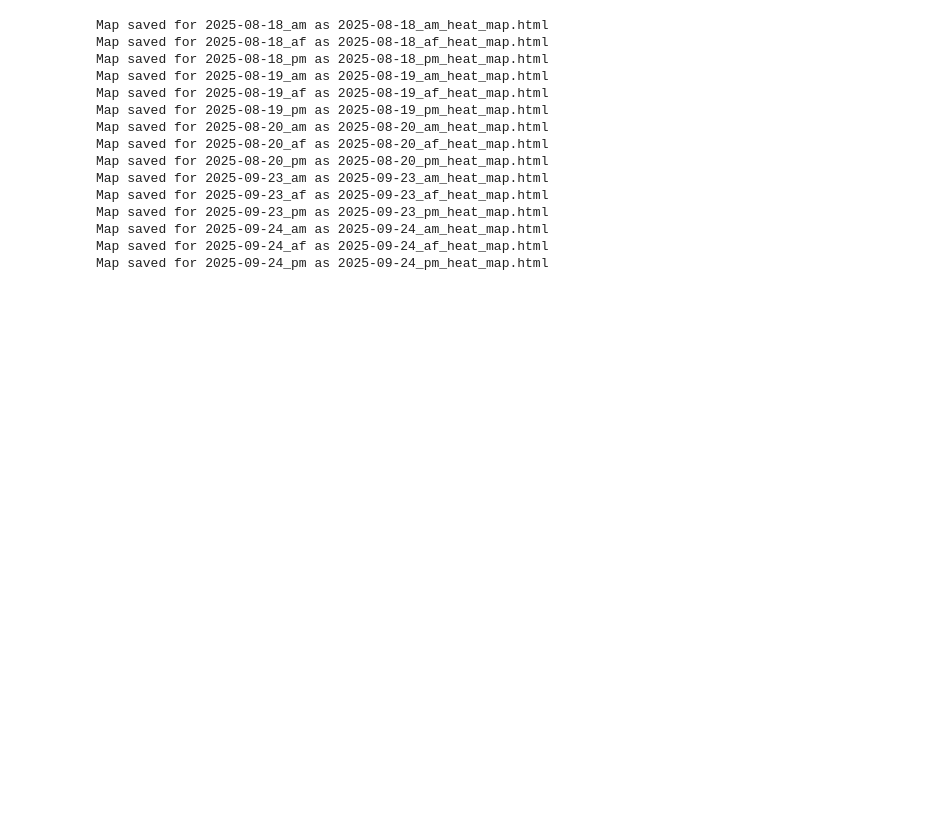
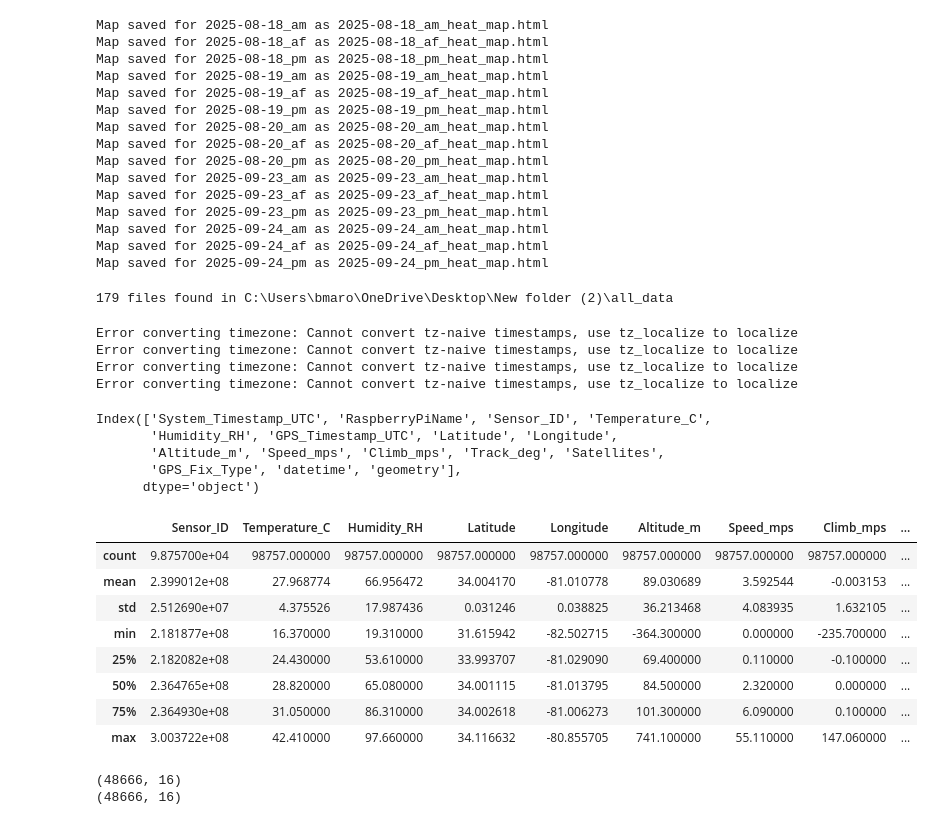
Before and after one commit to marositesUSC/heat_project, a Jupyter notebook: analysis/campaign_analysis.ipynb, the cells around one changed output. Cells and saved outputs as stored; diff of their text form; code cells hidden in the pictures; blank space fills up the shorter version.

```diff
--- a/analysis/campaign_analysis.ipynb
+++ b/analysis/campaign_analysis.ipynb
@@ -417,3 +435,65 @@ Map saved for 2025-09-23_pm as 2025-09-23_pm_heat_map.html
 Map saved for 2025-09-24_am as 2025-09-24_am_heat_map.html
 Map saved for 2025-09-24_af as 2025-09-24_af_heat_map.html
 Map saved for 2025-09-24_pm as 2025-09-24_pm_heat_map.html
+# %%
+data_dir = r'C:\Users\bmaro\OneDrive\Desktop\New folder (2)\all_data'
+print(f'{len(os.listdir(data_dir))} files found in {data_dir}')
+# %% [output]
+179 files found in C:\Users\bmaro\OneDrive\Desktop\New folder (2)\all_data
+# %%
+gdf_all = gpd.GeoDataFrame()
+
+# Process each CSV file in the directory
+for file in os.listdir(data_dir):
+    if file.endswith('.csv'):
+        csv_file = os.path.join(data_dir, file)
+        #print(f'Processing file: {file}')
+
+        # Extract date and time of day from the file name
+        date = file.split('_')[1]
+        #print(f'Date: {date}')
+        time_of_day = int(file.split('_')[2][0:2])
+        #print(f'Time of day: {time_of_day}')
+        try:
+            df, gdf = create_df(csv_file)
+            gdf_all = pd.concat([gdf_all, gdf], ignore_index=True)
+            #print(f'Processed {file}: {len(df)} rows, {len(gdf)} geometries')
+        except Exception as e:
+            print(f'WARNING: Error processing {file}: {e}')
+# %% [output]
+Error converting timezone: Cannot convert tz-naive timestamps, use tz_localize to localize
+Error converting timezone: Cannot convert tz-naive timestamps, use tz_localize to localize
+Error converting timezone: Cannot convert tz-naive timestamps, use tz_localize to localize
+Error converting timezone: Cannot convert tz-naive timestamps, use tz_localize to localize
+# %%
+print(gdf_all.columns)
+gdf_all.describe()
+# %% [output]
+Index(['System_Timestamp_UTC', 'RaspberryPiName', 'Sensor_ID', 'Temperature_C',
+       'Humidity_RH', 'GPS_Timestamp_UTC', 'Latitude', 'Longitude',
+       'Altitude_m', 'Speed_mps', 'Climb_mps', 'Track_deg', 'Satellites',
+       'GPS_Fix_Type', 'datetime', 'geometry'],
+      dtype='object')
+|  | Sensor_ID | Temperature_C | Humidity_RH | Latitude | Longitude | Altitude_m | Speed_mps | Climb_mps | ... |
+| count | 9.875700e+04 | 98757.000000 | 98757.000000 | 98757.000000 | 98757.000000 | 98757.000000 | 98757.000000 | 98757.000000 | ... |
+| mean | 2.399012e+08 | 27.968774 | 66.956472 | 34.004170 | -81.010778 | 89.030689 | 3.592544 | -0.003153 | ... |
+| std | 2.512690e+07 | 4.375526 | 17.987436 | 0.031246 | 0.038825 | 36.213468 | 4.083935 | 1.632105 | ... |
+| min | 2.181877e+08 | 16.370000 | 19.310000 | 31.615942 | -82.502715 | -364.300000 | 0.000000 | -235.700000 | ... |
+| 25% | 2.182082e+08 | 24.430000 | 53.610000 | 33.993707 | -81.029090 | 69.400000 | 0.110000 | -0.100000 | ... |
+| 50% | 2.364765e+08 | 28.820000 | 65.080000 | 34.001115 | -81.013795 | 84.500000 | 2.320000 | 0.000000 | ... |
+| 75% | 2.364930e+08 | 31.050000 | 86.310000 | 34.002618 | -81.006273 | 101.300000 | 6.090000 | 0.100000 | ... |
+| max | 3.003722e+08 | 42.410000 | 97.660000 | 34.116632 | -80.855705 | 741.100000 | 55.110000 | 147.060000 | ... |
+# %%
+# clean the data, drop speeds less than 5 mph and greater than 35 mph and if temp, rh, lat, lon are NaN
+min_speed = 2.23 # 5 mph = 2.23 mps
+max_speed = 15.6464 # 35 mph = 15.6464 mps
+if min_speed is not None:
+    gdf_all = gdf_all[gdf_all['Speed_mps']>min_speed]
+if max_speed is not None:
+    gdf_all = gdf_all[gdf_all['Speed_mps']<max_speed]
+print(gdf_all.shape)
+gdf_all = gdf_all.dropna(subset=['Temperature_C', 'Humidity_RH', 'Latitude', 'Longitude'])
+print(gdf_all.shape)
+# %% [output]
+(48666, 16)
+(48666, 16)
```
Also changed, not shown: parts of 14 cells of this notebook, 24 other files.
